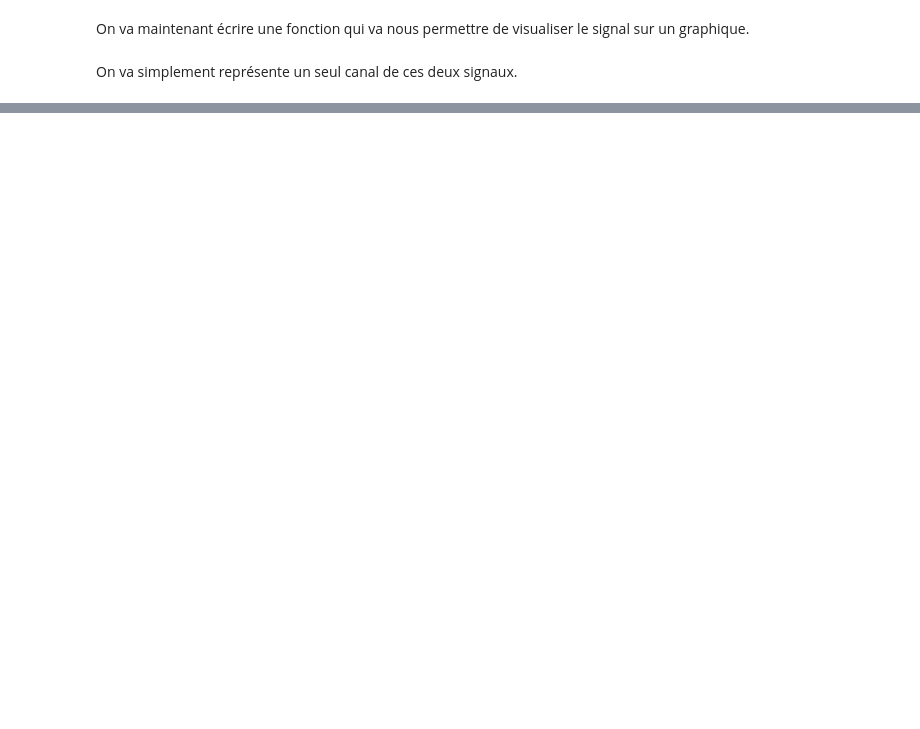
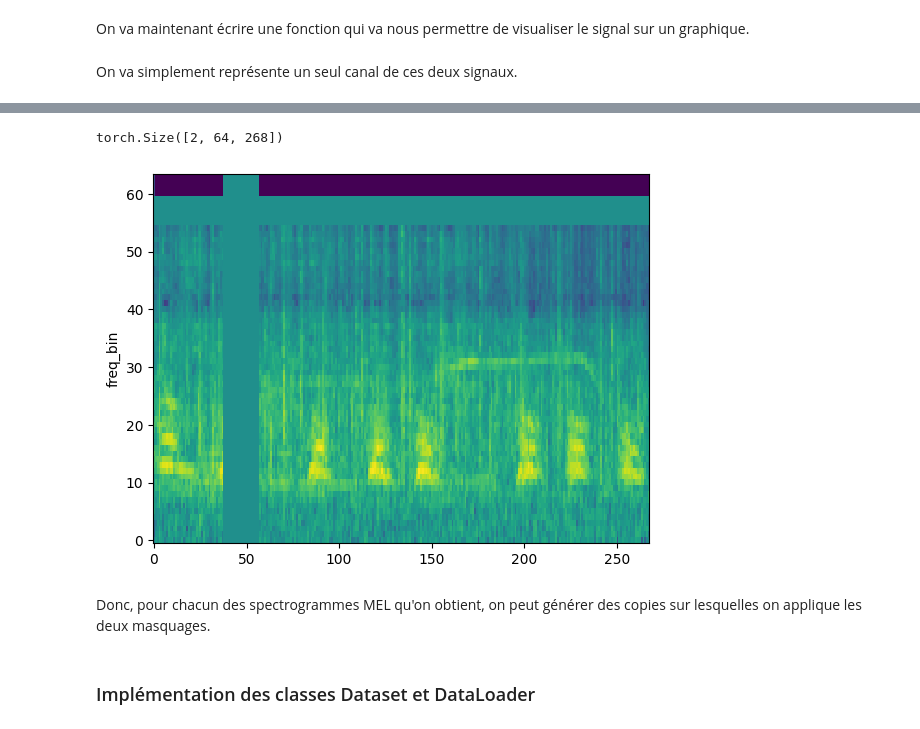
Before and after one commit to mokira3d48/sound_classifier, a Jupyter notebook: sound_classifier.ipynb, the cells around one changed output, grey strips where cells are left out. Cells and saved outputs as stored; diff of their text form; code cells hidden in the pictures; blank space fills up the shorter version.

```diff
--- a/sound_classifier.ipynb
+++ b/sound_classifier.ipynb
@@ -487,0 +601,39 @@ plot_signals(original_signal, shift_signal, 2000)
+# %%
+import torch
+from torchaudio import transforms as T
+
+
+def mask_spectrogram(spec: torch.Tensor,
+                     max_mask_pct: float = 0.1,
+                     n_freq_masks: int = 1,
+                     n_time_masks: int = 1) -> torch.Tensor:
+    _, n_mels, n_steps = spec.shape
+    mask_value = spec.mean()
+    aug_spec = spec
+
+    freq_mask_param = max_mask_pct * n_mels
+    frequency_mask = T.FrequencyMasking(freq_mask_param)
+    for _ in range(n_freq_masks):
+      aug_spec = frequency_mask(aug_spec, mask_value)
+
+    time_mask_param = max_mask_pct * n_steps
+    time_mask = T.TimeMasking(time_mask_param)
+    for _ in range(n_time_masks):
+      aug_spec = time_mask(aug_spec, mask_value)
+
+    return aug_spec
+# %%
+audio_file_name = dataset_df['relative_path'][100]
+audio = read(audio_file_name)
+
+spec = mel_spectrogram(audio)  # génère le spectrogramme.
+spec = mask_spectrogram(spec)  # applique les deux masquages.
+print(spec.shape)
+plot_spectrogram(spec[0])
+# %% [output]
+torch.Size([2, 64, 268])
+[figure, added]
+# %% [markdown]
+Donc, pour chacun des spectrogrammes MEL qu'on obtient, on peut générer des copies sur lesquelles on applique les deux masquages.
+# %% [markdown]
+### Implémentation des classes Dataset et DataLoader
```
Also changed, not shown: parts of 30 cells of this notebook, 1 other file.
